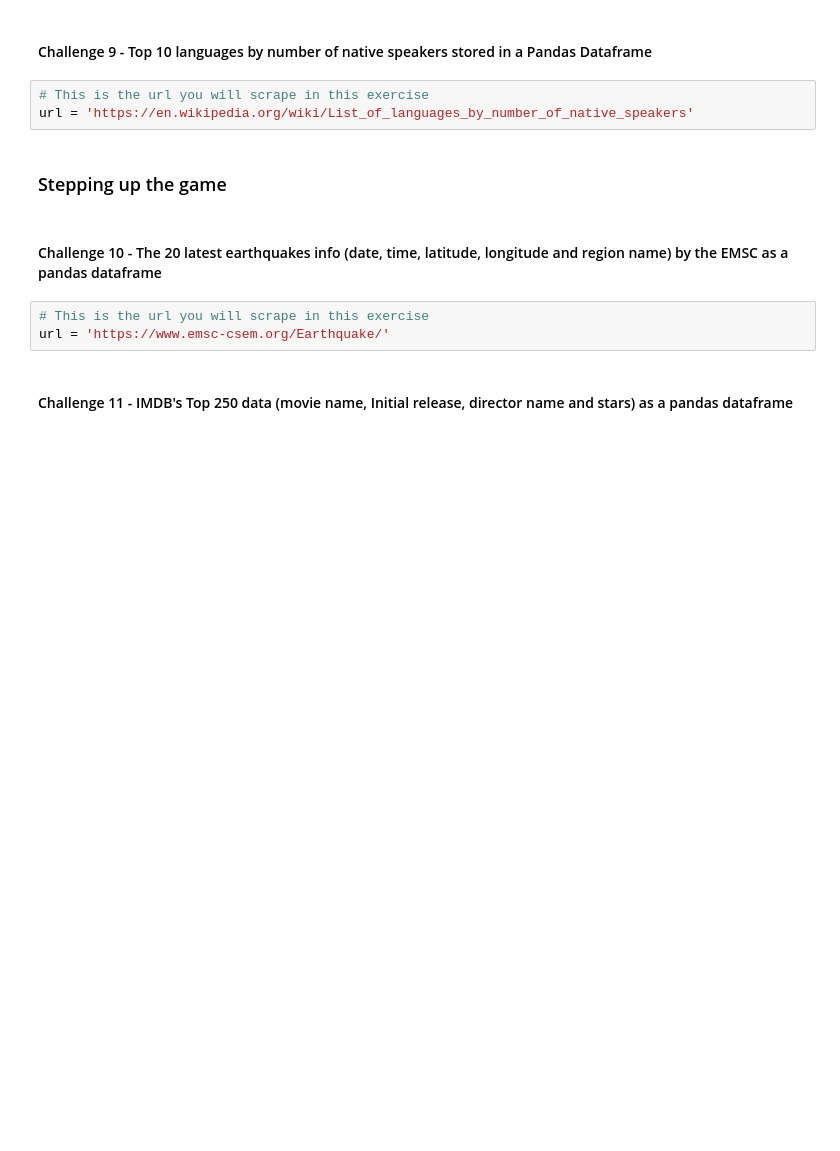
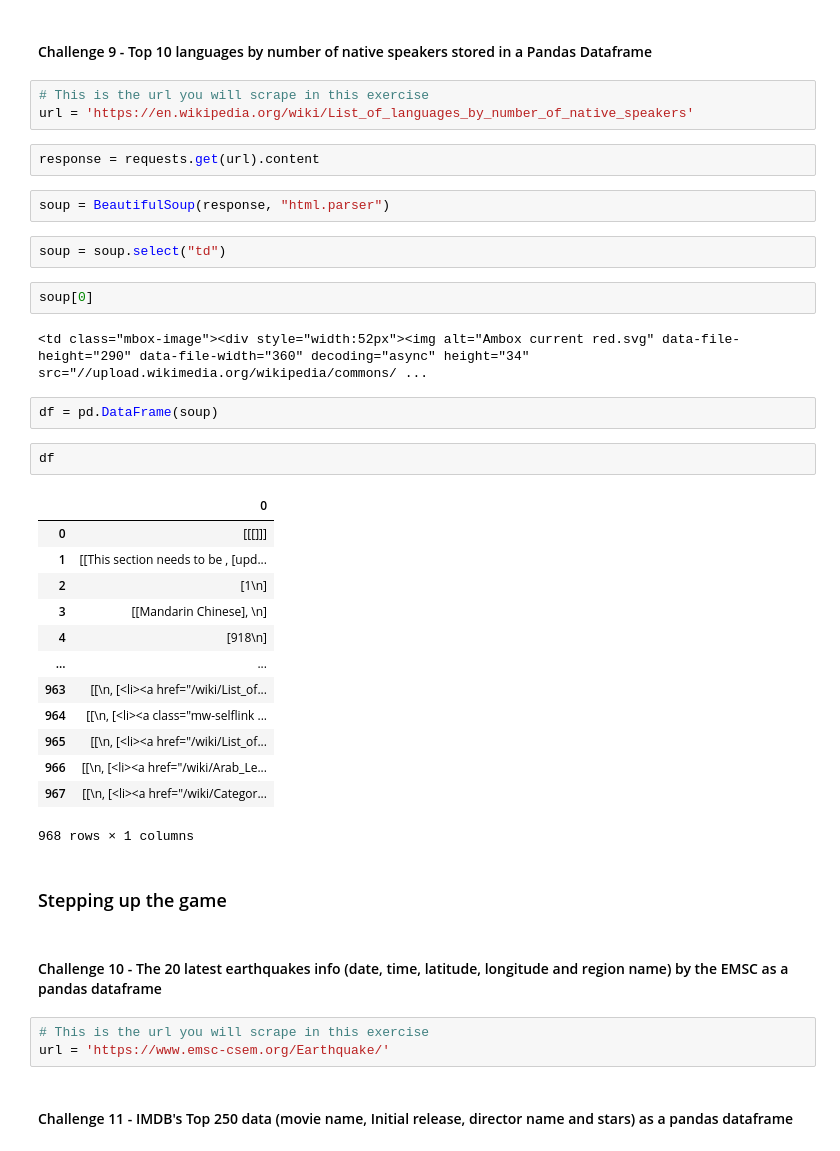
Before and after one commit to Ironhack-Data-Madrid-Enero-2021/lab-web-scraping, a Jupyter notebook: your-code/main.ipynb, the cells around one changed output. Cells and saved outputs as stored; diff of their text form; blank space fills up the shorter version.

```diff
--- a/your-code/main.ipynb
+++ b/your-code/main.ipynb
@@ -401,6 +501,34 @@ url = 'https://data.gov.uk/'
 # %%
 # This is the url you will scrape in this exercise
 url = 'https://en.wikipedia.org/wiki/List_of_languages_by_number_of_native_speakers'
+# %%
+response = requests.get(url).content
+# %%
+soup = BeautifulSoup(response, "html.parser")
+# %%
+soup = soup.select("td")
+# %%
+soup[0]
+# %% [output]
+<td class="mbox-image"><div style="width:52px"><img alt="Ambox current red.svg" data-file-height="290" data-file-width="360" decoding="async" height="34" src="//upload.wikimedia.org/wikipedia/commons/ ...
+# %%
+df = pd.DataFrame(soup)
+# %%
+df
+# %% [output]
+|  | 0 |
+| 0 | [[[]]] |
+| 1 | [[This section needs to be , [upd... |
+| 2 | [1\n] |
+| 3 | [[Mandarin Chinese], \n] |
+| 4 | [918\n] |
+| ... | ... |
+| 963 | [[\n, [<li><a href="/wiki/List_of... |
+| 964 | [[\n, [<li><a class="mw-selflink ... |
+| 965 | [[\n, [<li><a href="/wiki/List_of... |
+| 966 | [[\n, [<li><a href="/wiki/Arab_Le... |
+| 967 | [[\n, [<li><a href="/wiki/Categor... |
+968 rows × 1 columns
 # %% [markdown]
 ### Stepping up the game
 # %% [markdown]
```
Also changed, not shown: parts of 16 cells of this notebook.
